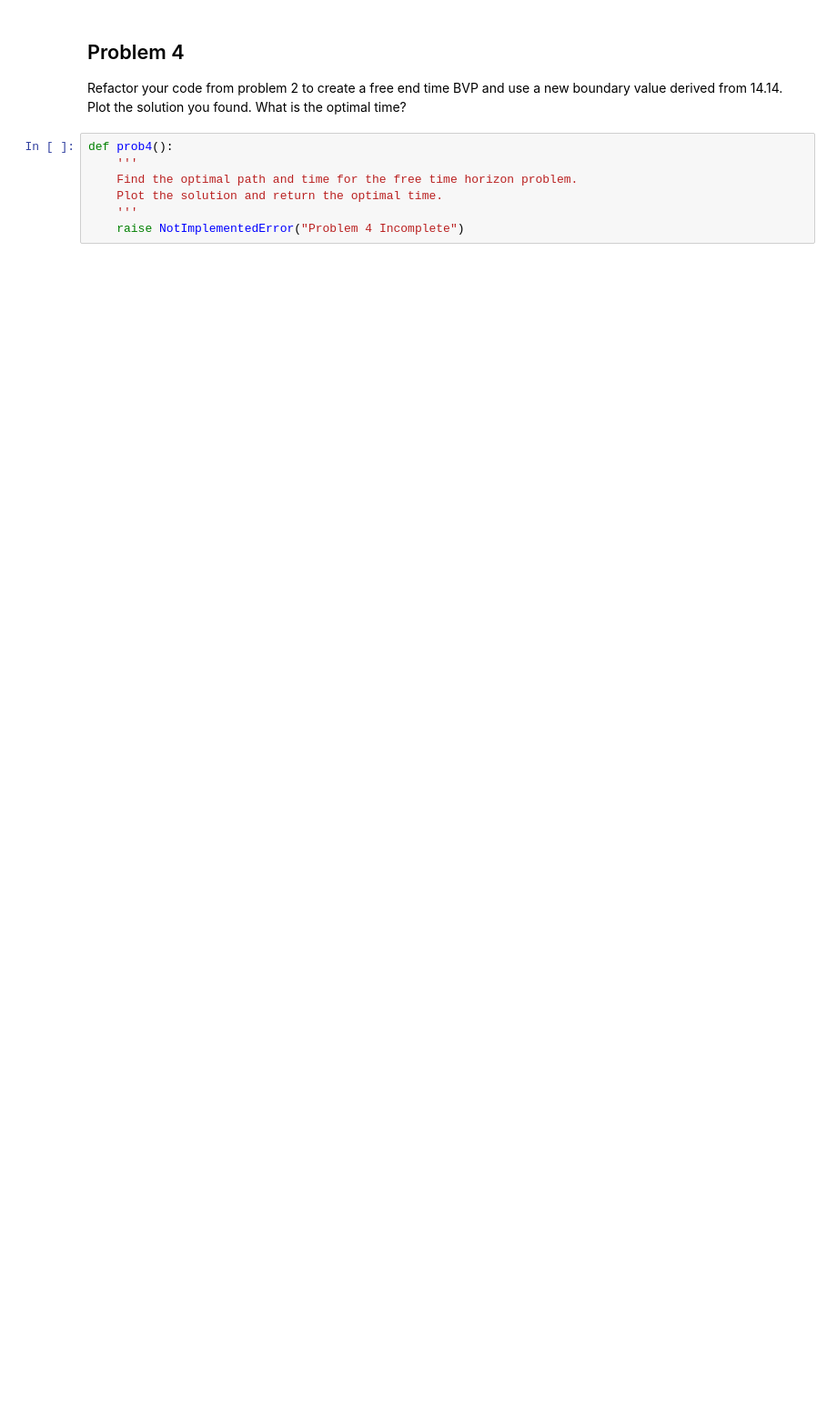
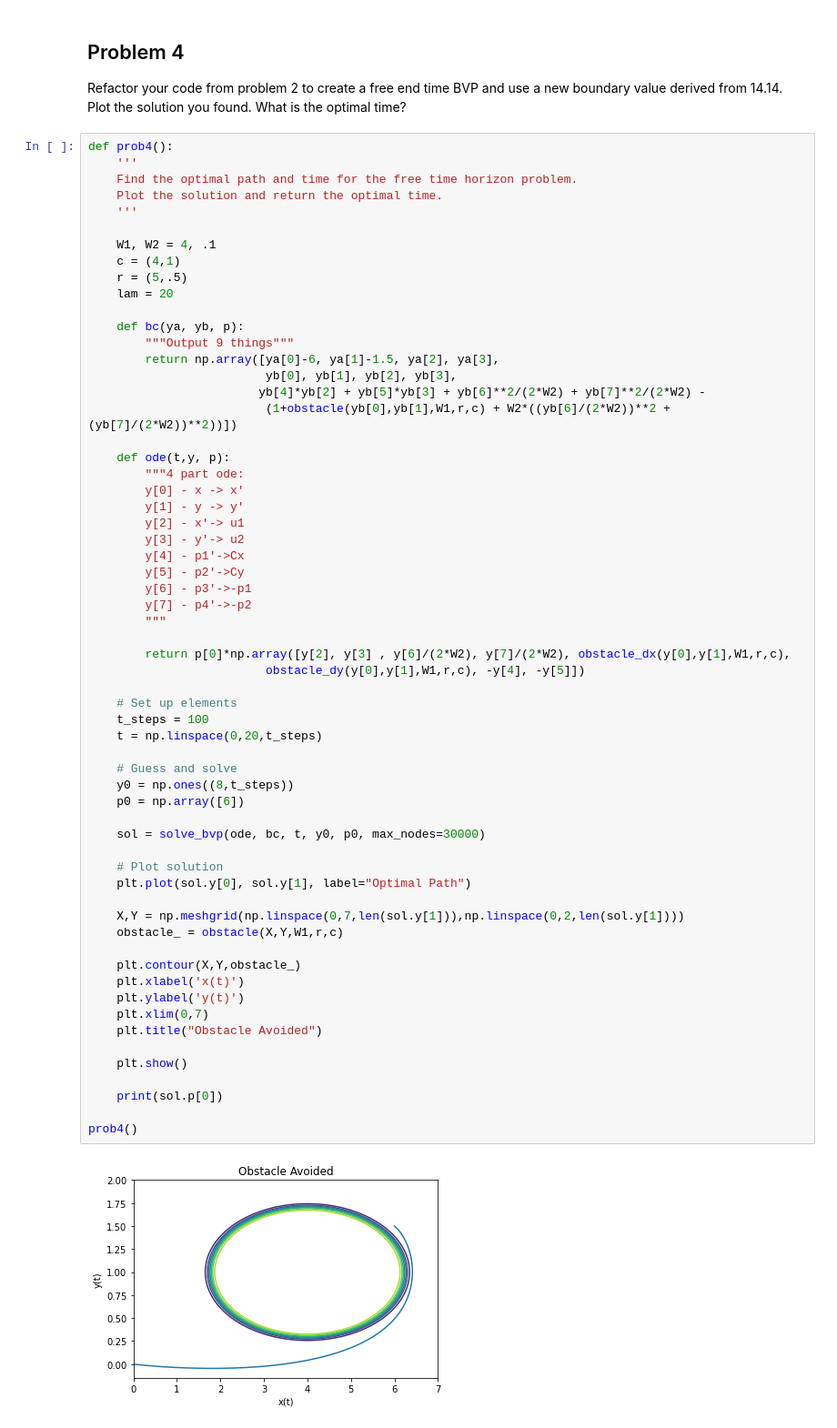
Before and after one commit to bryant0918/Model-Dynamics-and-Control, a Jupyter notebook: ObstacleAvoidance/ObstacleAvoidance.ipynb, the cells around one changed output. Shown: that part at 91% size. Cells and saved outputs as stored; diff of their text form; blank space fills up the shorter version.

```diff
--- a/ObstacleAvoidance/ObstacleAvoidance.ipynb
+++ b/ObstacleAvoidance/ObstacleAvoidance.ipynb
@@ -201,7 +238,63 @@ What is the optimal time?
 # %%
 def prob4():
     '''
     Find the optimal path and time for the free time horizon problem.
     Plot the solution and return the optimal time.
     '''
-    raise NotImplementedError("Problem 4 Incomplete")
+
+    W1, W2 = 4, .1
+    c = (4,1)
+    r = (5,.5)
+    lam = 20
+
+    def bc(ya, yb, p):
+        """Output 9 things"""
+        return np.array([ya[0]-6, ya[1]-1.5, ya[2], ya[3],
+                         yb[0], yb[1], yb[2], yb[3],
+                        yb[4]*yb[2] + yb[5]*yb[3] + yb[6]**2/(2*W2) + yb[7]**2/(2*W2) -
+                         (1+obstacle(yb[0],yb[1],W1,r,c) + W2*((yb[6]/(2*W2))**2 + (yb[7]/(2*W2))**2))])
+
+    def ode(t,y, p):
+        """4 part ode:
+        y[0] - x -> x'
+        y[1] - y -> y'
+        y[2] - x'-> u1
+        y[3] - y'-> u2
+        y[4] - p1'->Cx
+        y[5] - p2'->Cy
+        y[6] - p3'->-p1
+        y[7] - p4'->-p2
+        """
+
+        return p[0]*np.array([y[2], y[3] , y[6]/(2*W2), y[7]/(2*W2), obstacle_dx(y[0],y[1],W1,r,c),
+                         obstacle_dy(y[0],y[1],W1,r,c), -y[4], -y[5]])
+
+    # Set up elements
+    t_steps = 100
+    t = np.linspace(0,20,t_steps)
+
+    # Guess and solve
+    y0 = np.ones((8,t_steps))
+    p0 = np.array([6])
+
+    sol = solve_bvp(ode, bc, t, y0, p0, max_nodes=30000)
+
+    # Plot solution
+    plt.plot(sol.y[0], sol.y[1], label="Optimal Path")
+
+    X,Y = np.meshgrid(np.linspace(0,7,len(sol.y[1])),np.linspace(0,2,len(sol.y[1])))
+    obstacle_ = obstacle(X,Y,W1,r,c)
+
+    plt.contour(X,Y,obstacle_)
+    plt.xlabel('x(t)')
+    plt.ylabel('y(t)')
+    plt.xlim(0,7)
+    plt.title("Obstacle Avoided")
+
+    plt.show()
+
+    print(sol.p[0])
+
+prob4()
+# %% [output]
+[figure, added]
```
Also changed, not shown: parts of 3 cells of this notebook.
